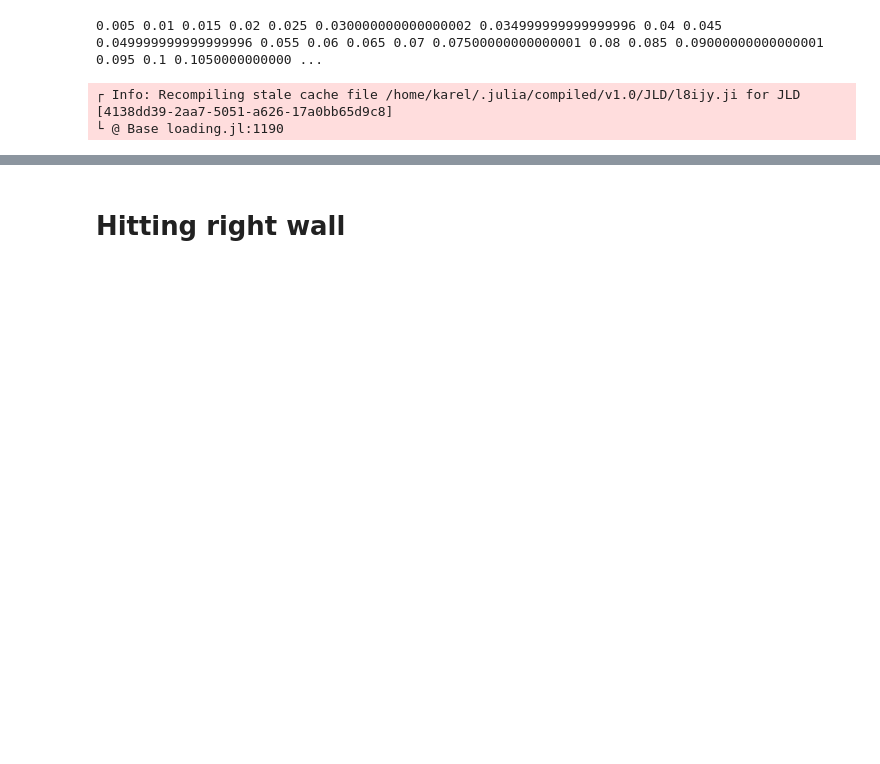
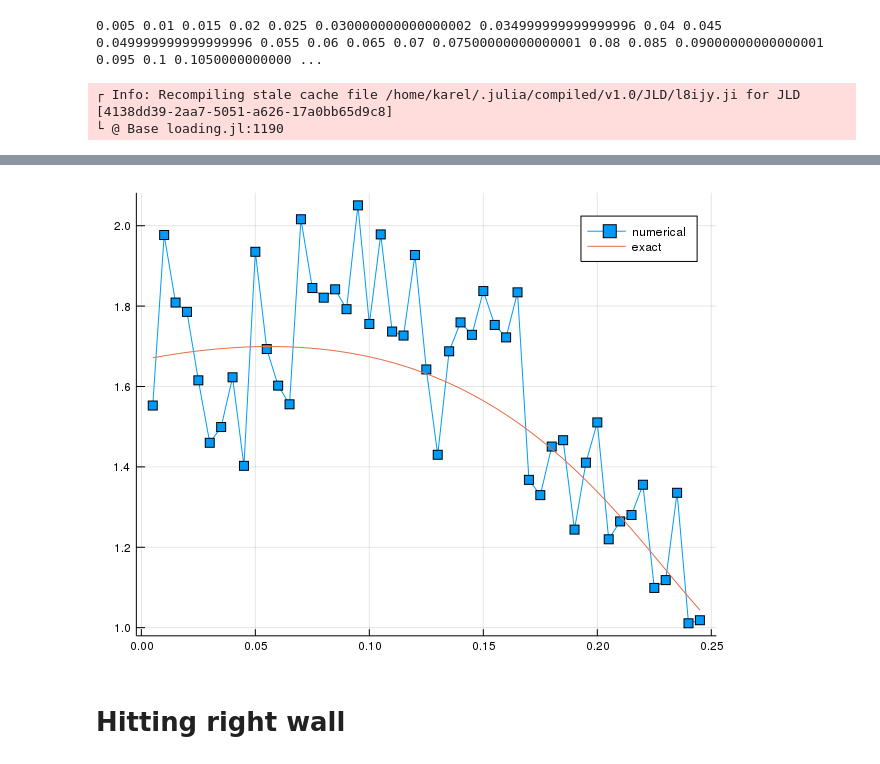
Before and after one commit to kzapfe/ProblemasSanders, a Jupyter notebook: TwoDiskinaRectangle/hopping_times_article/Dynamics of two hard discs in a box.ipynb, the cells around one changed output, grey strips where cells are left out. Saved outputs shown, nothing was run; the diff lists cells and outputs as text; code cells hidden in the pictures; blank space fills up the shorter version.

```diff
--- a/TwoDiskinaRectangle/hopping_times_article/Dynamics of two hard discs in a box.ipynb
+++ b/TwoDiskinaRectangle/hopping_times_article/Dynamics of two hard discs in a box.ipynb
@@ -392,10 +398,12 @@ rhmax, rvmax, rmax
 # %%
 #rsredux=rs[find( r<rhmax ) in rs]
-rsredux=filter(r->r<rhmax, rs)
+rsredux = rs[rs .< rhmax] #  filter(r -> r < rhmax, rs)
 plot(rsredux, num_vert_hop_data, m=:square, label="numerical")
 plot!(rsredux, exact_vert_hop_data, label="exact")
 #plot!(rs, exhopd, label="DavidEx")
 #Formula David, raiz de dos muy grande
+# %% [output]
+[figure, added]
 # %% [markdown]
 # Hitting right wall
 # %% [markdown]
```
Also changed, not shown: parts of 28 cells of this notebook, 23 other files.
